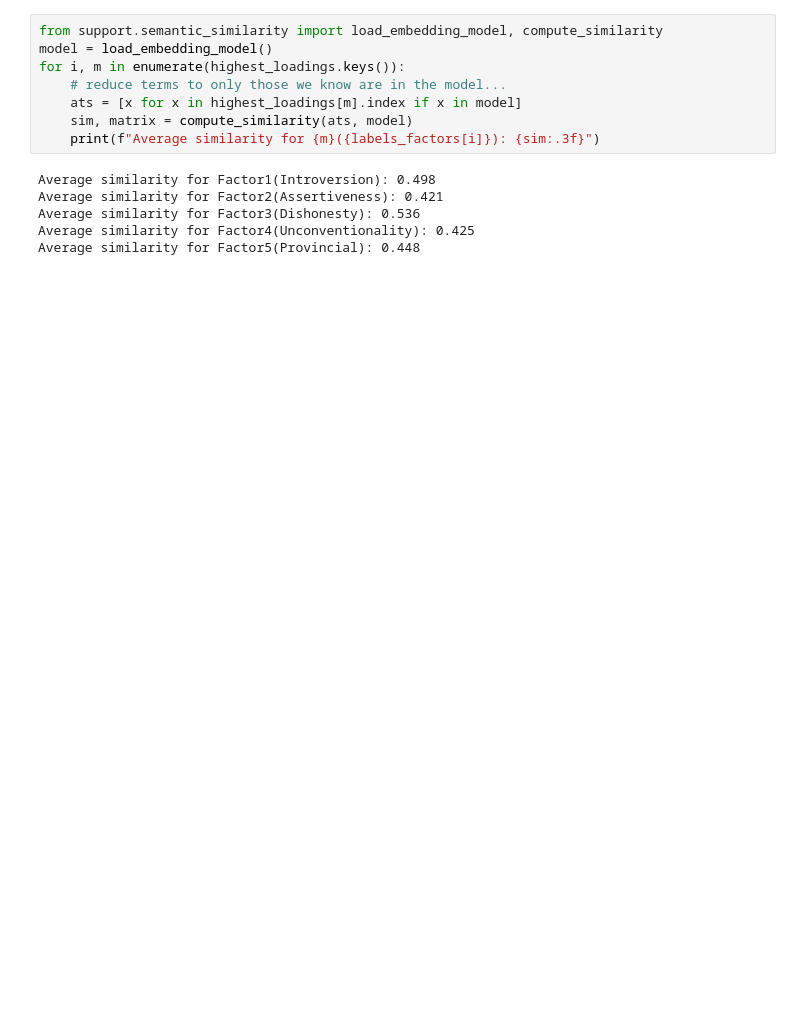
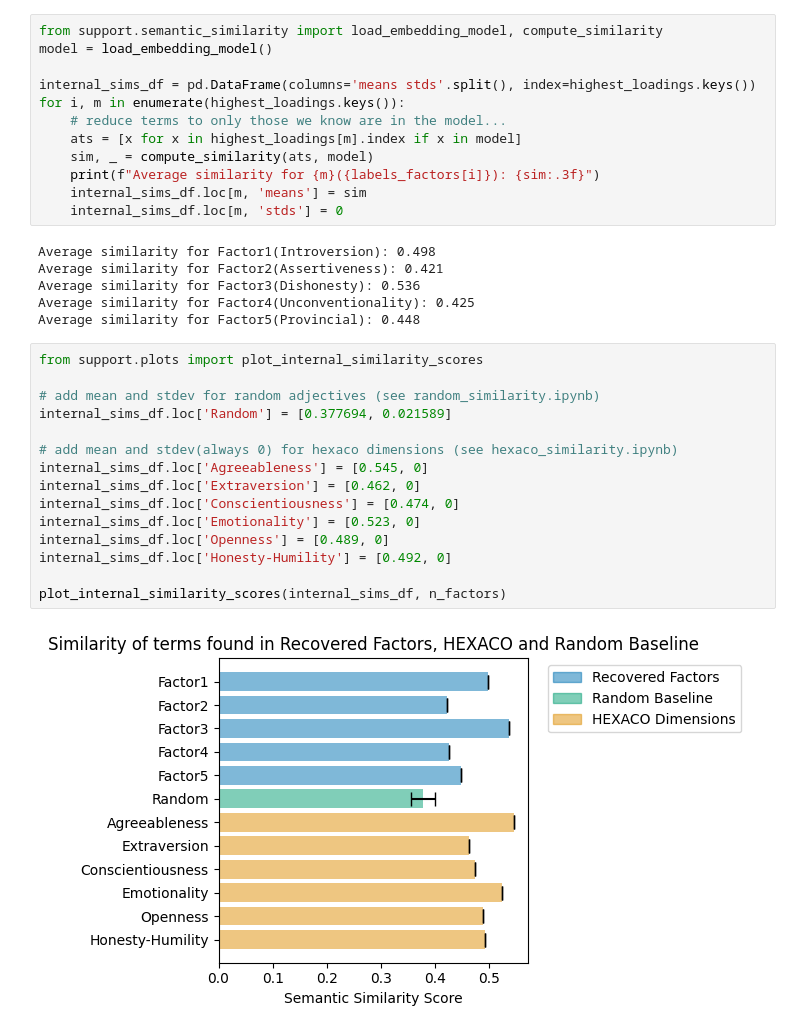
Before and after one commit to alan-turing-institute/hexaco-rep-public, a Jupyter notebook: popCensus_5Factor.ipynb, the cells around one changed output. Saved outputs shown, nothing was run; the diff lists cells and outputs as text; blank space fills up the shorter version.

```diff
--- a/popCensus_5Factor.ipynb
+++ b/popCensus_5Factor.ipynb
@@ -77,17 +106,38 @@ Highest Jaccard Similarities:
 # %%
 from support.semantic_similarity import load_embedding_model, compute_similarity
 model = load_embedding_model()
+
+internal_sims_df = pd.DataFrame(columns='means stds'.split(), index=highest_loadings.keys())
 for i, m in enumerate(highest_loadings.keys()):
     # reduce terms to only those we know are in the model...
     ats = [x for x in highest_loadings[m].index if x in model]
-    sim, matrix = compute_similarity(ats, model)
+    sim, _ = compute_similarity(ats, model)
     print(f"Average similarity for {m}({labels_factors[i]}): {sim:.3f}")
+    internal_sims_df.loc[m, 'means'] = sim
+    internal_sims_df.loc[m, 'stds'] = 0
 # %% [output]
 Average similarity for Factor1(Introversion): 0.498
 Average similarity for Factor2(Assertiveness): 0.421
 Average similarity for Factor3(Dishonesty): 0.536
 Average similarity for Factor4(Unconventionality): 0.425
 Average similarity for Factor5(Provincial): 0.448
+# %%
+from support.plots import plot_internal_similarity_scores
+
+# add mean and stdev for random adjectives (see random_similarity.ipynb)
+internal_sims_df.loc['Random'] = [0.377694, 0.021589]
+
+# add mean and stdev(always 0) for hexaco dimensions (see hexaco_similarity.ipynb)
+internal_sims_df.loc['Agreeableness'] = [0.545, 0]
+internal_sims_df.loc['Extraversion'] = [0.462, 0]
+internal_sims_df.loc['Conscientiousness'] = [0.474, 0]
+internal_sims_df.loc['Emotionality'] = [0.523, 0]
+internal_sims_df.loc['Openness'] = [0.489, 0]
+internal_sims_df.loc['Honesty-Humility'] = [0.492, 0]
+
+plot_internal_similarity_scores(internal_sims_df, n_factors)
+# %% [output]
+[figure, added]
 # %%
 from support.semantic_similarity import compute_similarity_between_sets
 results = pd.DataFrame(columns=hexaco_data.keys(), index=highest_loadings.keys())
```
Also changed, not shown: parts of 4 cells of this notebook.
